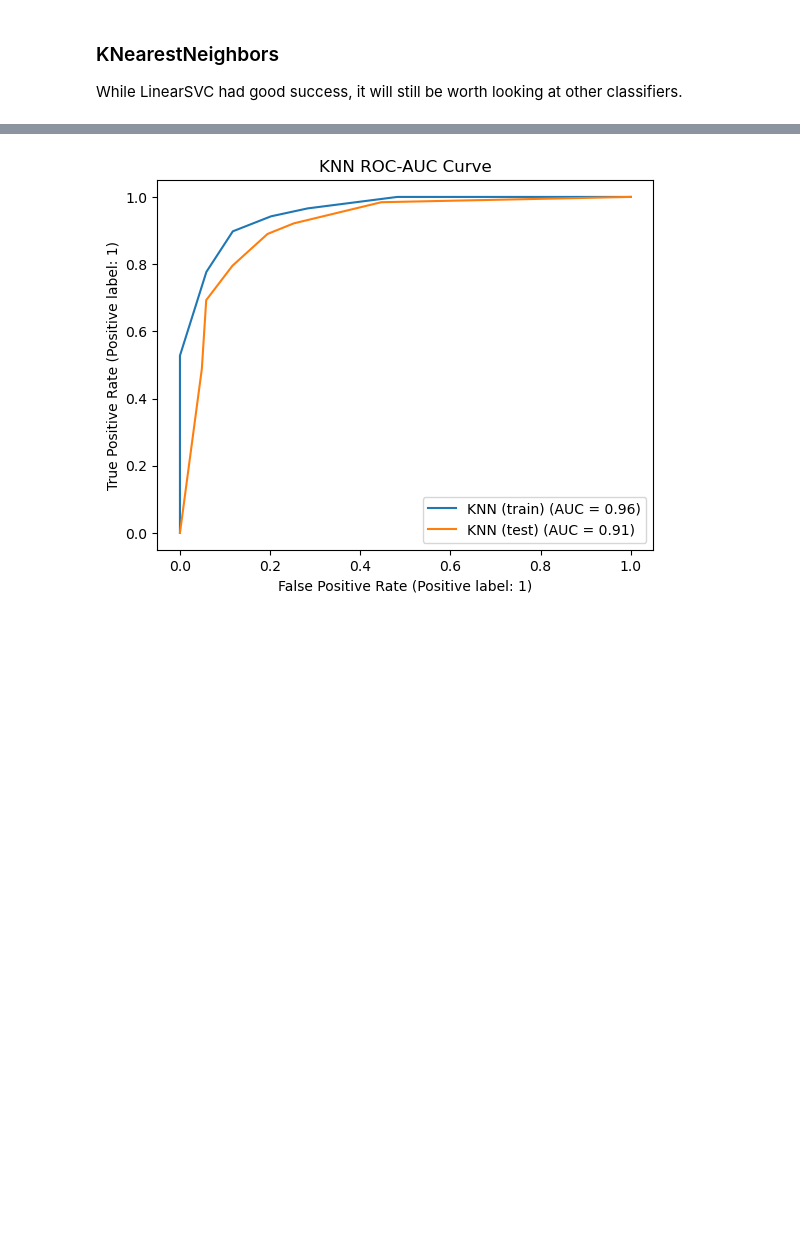
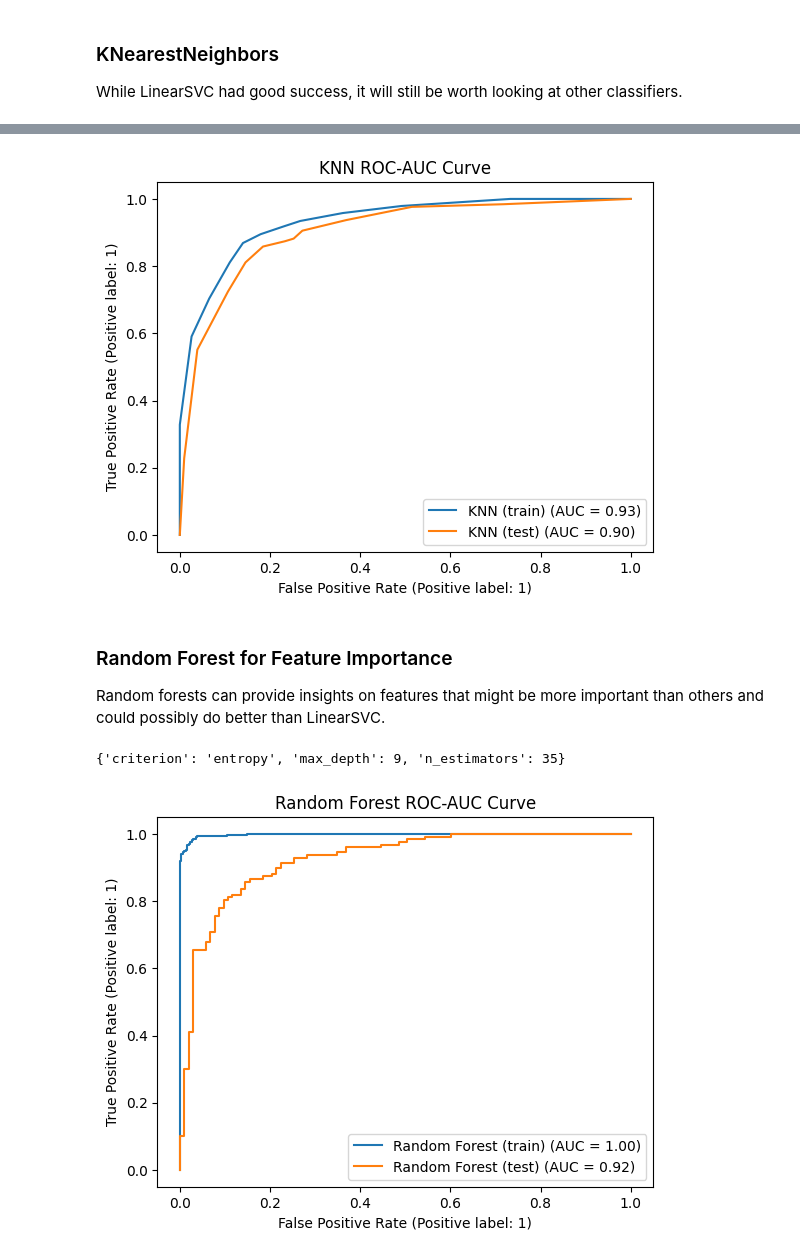
Before and after one commit to Garthalamu/MachineLearning-Project, a Jupyter notebook: program.ipynb, the cells around one changed output, grey strips where cells are left out. Cells and saved outputs as stored; diff of their text form; code cells hidden in the pictures; blank space fills up the shorter version.

```diff
--- a/program.ipynb
+++ b/program.ipynb
@@ -158,7 +157,46 @@ GridSearchCV(cv=10, estimator=KNeighborsClassifier(n_jobs=-1), n_jobs=-1,
 # %%
-lin_disp_train = RocCurveDisplay.from_estimator(gs_clf, X_train_ct_df.to_numpy(), y_train, name='KNN (train)', ax=plt.gca())
-lin_disp_test = RocCurveDisplay.from_estimator(gs_clf, X_test_ct_df.to_numpy(), y_test, name='KNN (test)', ax=plt.gca())
+knn_disp_train = RocCurveDisplay.from_estimator(gs_knn_clf, X_train_ct_df.to_numpy(), y_train, name='KNN (train)', ax=plt.gca())
+knn_disp_test = RocCurveDisplay.from_estimator(gs_knn_clf, X_test_ct_df.to_numpy(), y_test, name='KNN (test)', ax=plt.gca())
 plt.title("KNN ROC-AUC Curve")
 plt.show()
 # %% [output]
-[figure, old version]
+[figure, new version]
+# %% [markdown]
+### Random Forest for Feature Importance
+
+Random forests can provide insights on features that might be more important than others and could possibly do better than LinearSVC.
+# %%
+from sklearn.ensemble import RandomForestClassifier
+
+params = {
+    'n_estimators': [5*i for i in range(1, 10)],
+    'criterion': ['gini', 'entropy'],
+    'max_depth': [i for i in range(1, 10)]
+}
+
+clf_rfc = RandomForestClassifier(
+    random_state=0,
+    n_jobs=-1
+)
+
+gs_rfc_clf = GridSearchCV(
+    estimator=clf_rfc,
+    param_grid=params,
+    cv=10,
+    scoring='accuracy',
+    refit=True,
+    n_jobs=-1
+)
+
+gs_rfc_clf.fit(X_train_ct_df, y_train)
+
+print(gs_rfc_clf.best_params_)
+# %% [output]
+{'criterion': 'entropy', 'max_depth': 9, 'n_estimators': 35}
+# %%
+tree_disp_train = RocCurveDisplay.from_estimator(gs_rfc_clf, X_train_ct_df.to_numpy(), y_train, name='Random Forest (train)', ax=plt.gca())
+tree_disp_test = RocCurveDisplay.from_estimator(gs_rfc_clf, X_test_ct_df.to_numpy(), y_test, name='Random Forest (test)', ax=plt.gca())
+plt.title("Random Forest ROC-AUC Curve")
+plt.show()
+# %% [output]
+[figure, added]
```
Also changed, not shown: parts of 16 cells of this notebook.
